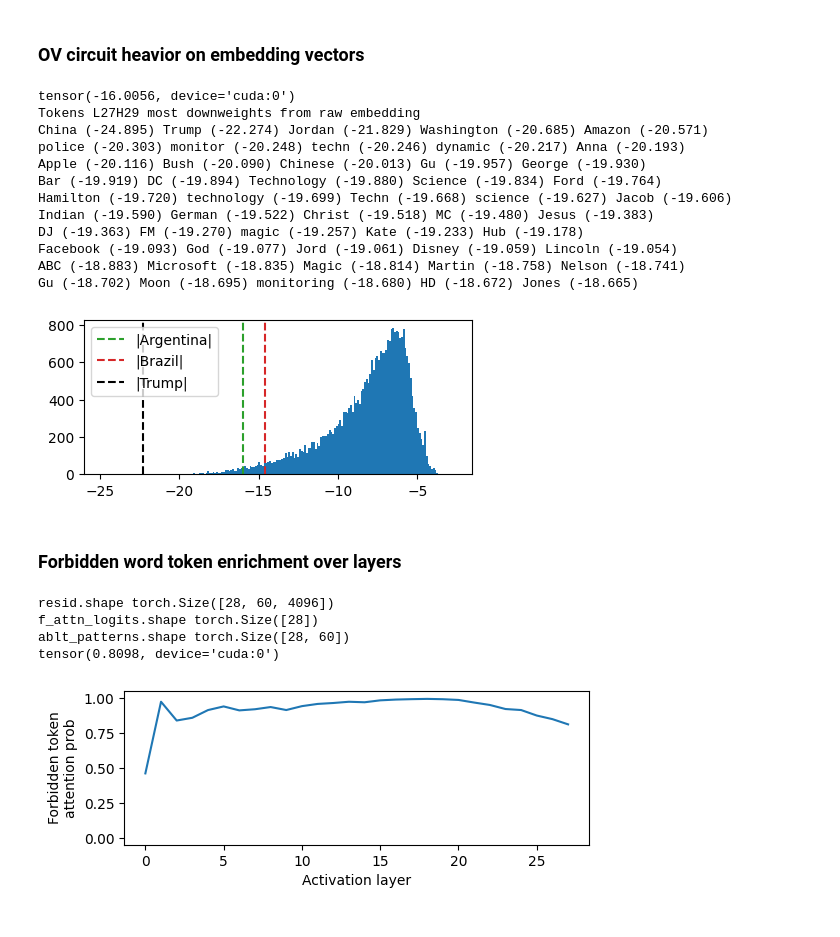
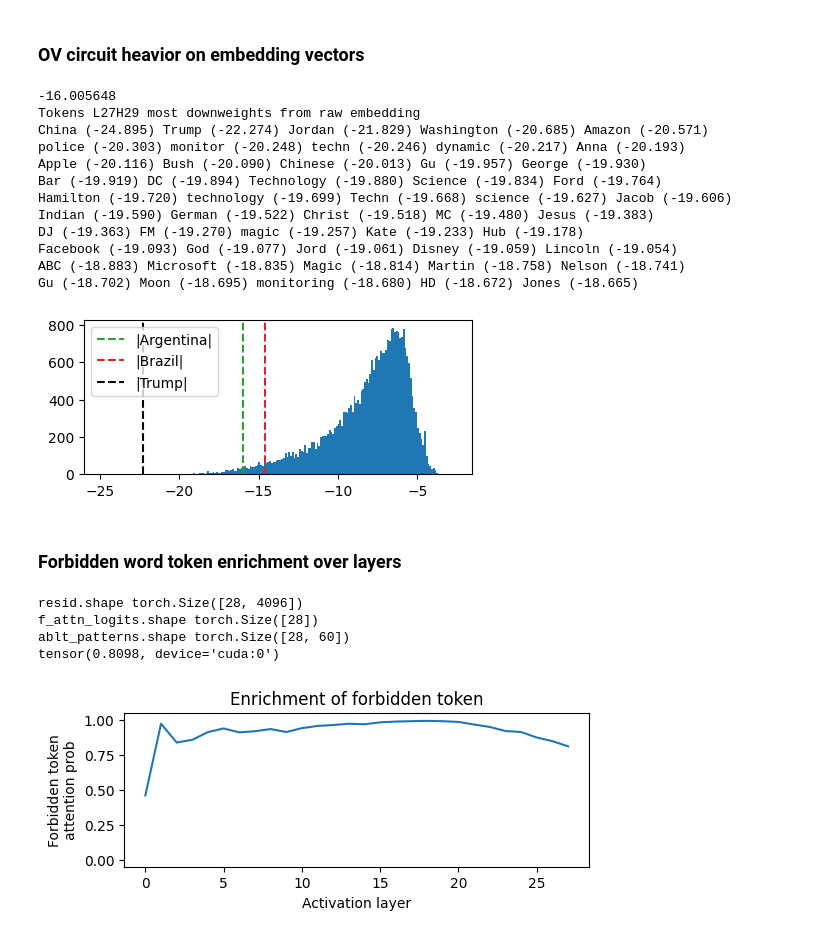
Before and after one commit to ed1d1a8d/prompt-injection-interp, a Jupyter notebook: notebooks/dontsay/dontsay-l27h29.ipynb, the cells around one changed output. Drawn from its saved outputs; the diff is of its cells as text; code cells hidden in the pictures.

```diff
--- a/notebooks/dontsay/dontsay-l27h29.ipynb
+++ b/notebooks/dontsay/dontsay-l27h29.ipynb
@@ -562,35 +562,34 @@ with torch.no_grad():
         tl_model=tl_model,
     ).log_softmax(dim=-1) / np.log(10)
 
-print(log10_resp_mat[FTOK, FTOK])
+log10_resp_diag = log10_resp_mat.diag().cpu().numpy()
+
+print(log10_resp_diag[FTOK])
 print(f"Tokens {COMP_STR} most downweights from raw embedding")
-top_tokens = torch.topk(-log10_resp_mat.diag(), 50).indices
-for i, token in enumerate(top_tokens):
-    print(
-        f"{tl_model.to_string(token)} ({log10_resp_mat.diag()[token].item():.3f})",
-        end=" ",
-    )
-    if i % 5 == 4:
-        print()
+
+utils.print_most_likely_tokens(
+    log10_resp_diag,
+    tl_model,
+    n_tokens=50,
+    largest=False,
+)
 
 plt.figure(figsize=(5, 2))
-plt.hist(log10_resp_mat.diag().cpu().numpy(), bins=200)
+plt.hist(log10_resp_diag, bins=200)
 plt.axvline(
-    log10_resp_mat[FTOK, FTOK].item(),
+    log10_resp_diag[FTOK],
     color="tab:green",
     linestyle="--",
     label=f"|{FTOK_STR}|",
 )
 plt.axvline(
-    log10_resp_mat[WTOK, WTOK].item(),
+    log10_resp_diag[WTOK],
     color="tab:red",
     linestyle="--",
     label=f"|{WTOK_STR}|",
 )
 plt.axvline(
-    log10_resp_mat[
-        tl_model.to_single_token("Trump"), tl_model.to_single_token("Trump")
-    ].item(),
+    log10_resp_diag[tl_model.to_single_token("Trump")],
     color="black",
     linestyle="--",
     label=f"|Trump|",
@@ -598,7 +597,7 @@ plt.axvline(
 plt.legend()
 plt.show()
 # %% [output]
-tensor(-16.0056, device='cuda:0')
+-16.005648
 Tokens L27H29 most downweights from raw embedding
 China (-24.895) Trump (-22.274) Jordan (-21.829) Washington (-20.685) Amazon (-20.571)
 police (-20.303) monitor (-20.248) techn (-20.246) dynamic (-20.217) Anna (-20.193)
@@ -617,47 +616,49 @@ Gu (-18.702) Moon (-18.695) monitoring (-18.680) HD (-18.672) Jones (-18.665)
 with torch.no_grad():
     rot_q_final = CACHE["rot_q", LAYER][-1, HEAD]
 
-    resid = torch.stack([CACHE["resid_pre", l] for l in range(LAYER + 1)])
+    resid = torch.stack([CACHE["resid_pre", l][FPOS] for l in range(LAYER + 1)])
     print("resid.shape", resid.shape)
-    assert resid.shape == (LAYER + 1, len(TOKENS), tl_model.cfg.d_model)
+    assert resid.shape == (LAYER + 1, tl_model.cfg.d_model)
     assert tl_model.b_K.abs().max() == 0
 
     resid_norm = tl_model.blocks[LAYER].ln1(resid)
     ks = resid_norm @ tl_model.W_K[LAYER, HEAD]
-    ks = einops.rearrange(ks, "layer pos d -> 1 pos layer d")
-    rot_ks = tl_model.blocks[LAYER].attn.apply_rotary(ks)
-    rot_ks = einops.rearrange(rot_ks, "1 pos layer d -> layer pos d")
-    f_rot_ks = rot_ks[:, FPOS]
+    ks = einops.rearrange(ks, "layer d -> 1 1 layer d")
+    rot_ks = tl_model.blocks[LAYER].attn.apply_rotary(
+        ks, past_kv_pos_offset=FPOS
+    )
+    rot_ks = einops.rearrange(rot_ks, "1 1 layer d -> layer d")
 
-    f_attn_scores = (f_rot_ks @ rot_q_final) / ATTN_SCALE
+    f_attn_scores = (rot_ks @ rot_q_final) / ATTN_SCALE
     print("f_attn_logits.shape", f_attn_scores.shape)
 
     ablt_attn_scores = einops.repeat(
         CACHE["attn_scores", LAYER][HEAD, -1],
         "pos -> layer pos",
         layer=len(f_attn_scores),
     ).clone()
     ablt_attn_scores[:, FPOS] = f_attn_scores
 
     ablt_patterns = ablt_attn_scores.softmax(dim=-1)
     print("ablt_patterns.shape", ablt_patterns.shape)
 
 print(ablt_patterns[:, FPOS][-1])
 plt.figure(figsize=(6, 2))
 plt.plot(ablt_patterns[:, FPOS].cpu().numpy())
 plt.ylim(-0.05, 1.05)
 plt.xlabel("Activation layer")
 plt.ylabel("Forbidden token\nattention prob")
+plt.title("Enrichment of forbidden token")
 plt.show()
 
 # cv_attention.attention_pattern(
 #     ld.pd.token_strs,
 #     ablt_patterns,
 #     mask_upper_tri=False,
 # )
 # %% [output]
-resid.shape torch.Size([28, 60, 4096])
+resid.shape torch.Size([28, 4096])
 f_attn_logits.shape torch.Size([28])
 ablt_patterns.shape torch.Size([28, 60])
 tensor(0.8098, device='cuda:0')
-[figure, old version]
+[figure, new version]
```
Also changed, not shown: parts of 5 cells of this notebook, 1 other file.
